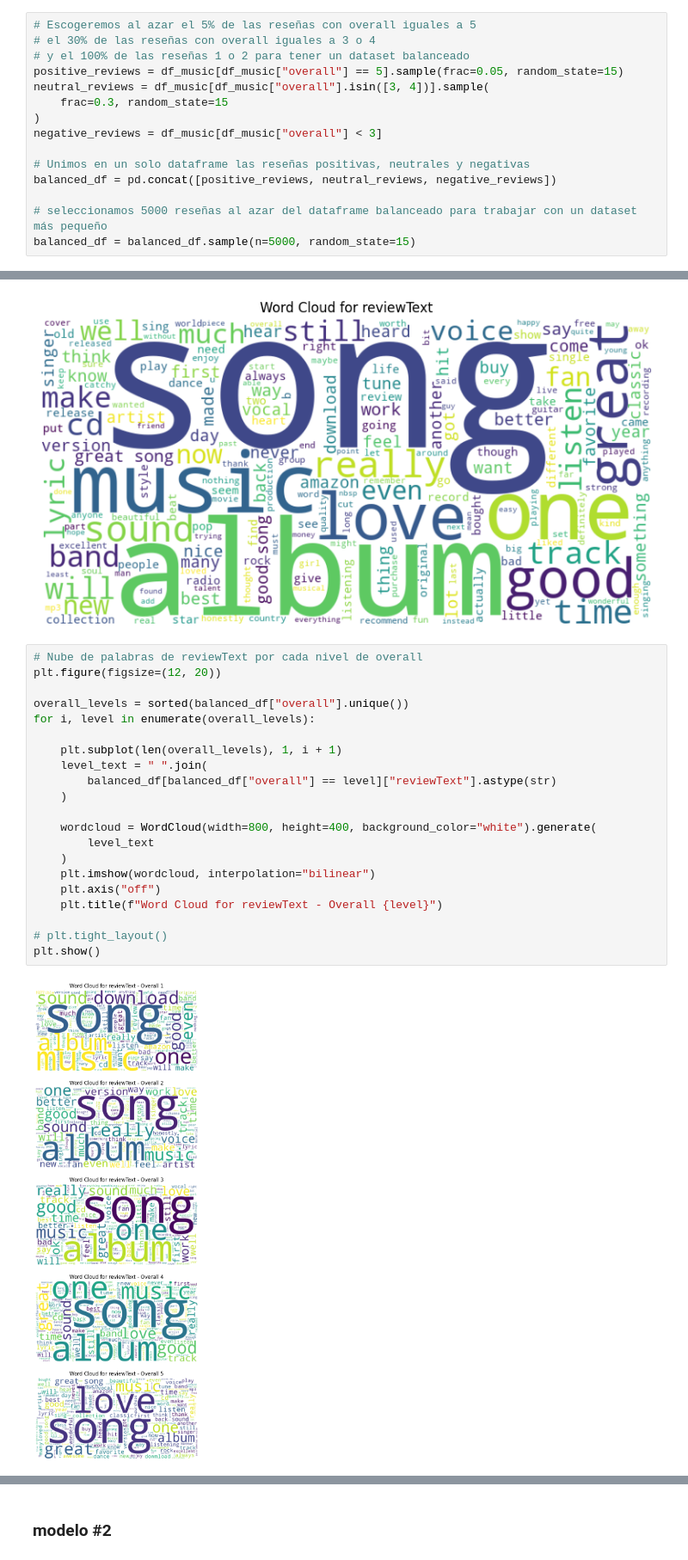
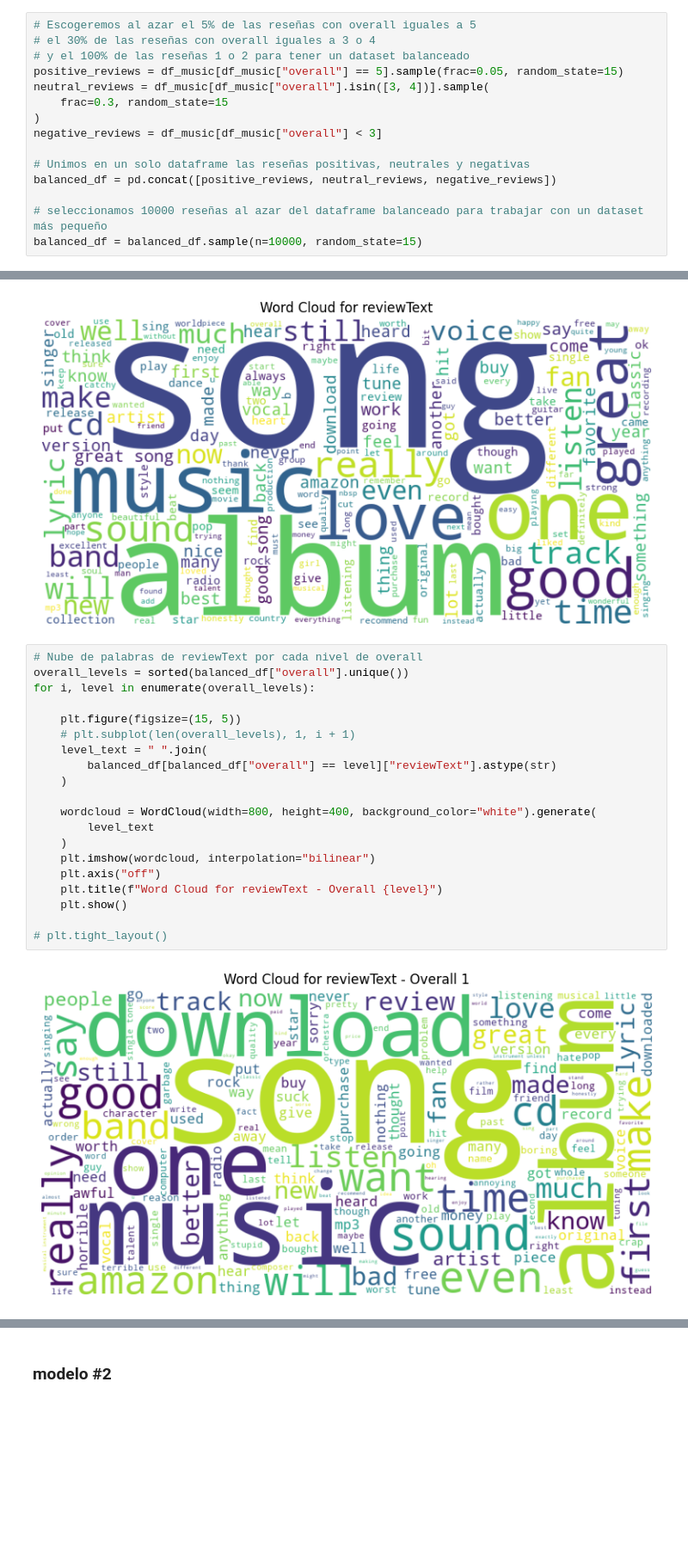
Before and after one commit to jhonattanreales21/nlp_icesi, a Jupyter notebook: unidad_1/Cano_Reales_Sentiment_analysis.ipynb, the cells around one changed output, grey strips where cells are left out. Shown at 86% size. Saved outputs shown, nothing was run; the diff lists cells and outputs as text; blank space fills up the shorter version.

```diff
--- a/unidad_1/Cano_Reales_Sentiment_analysis.ipynb
+++ b/unidad_1/Cano_Reales_Sentiment_analysis.ipynb
@@ -167,8 +168,8 @@ negative_reviews = df_music[df_music["overall"] < 3]
 # Unimos en un solo dataframe las reseñas positivas, neutrales y negativas
 balanced_df = pd.concat([positive_reviews, neutral_reviews, negative_reviews])
 
-# seleccionamos 5000 reseñas al azar del dataframe balanceado para trabajar con un dataset más pequeño
-balanced_df = balanced_df.sample(n=5000, random_state=15)
+# seleccionamos 10000 reseñas al azar del dataframe balanceado para trabajar con un dataset más pequeño
+balanced_df = balanced_df.sample(n=10000, random_state=15)
 # %%
 balanced_df["overall"].value_counts()
 # %% [output]
@@ -349,24 +344,23 @@ plt.show()
 [figure]
 # %%
 # Nube de palabras de reviewText por cada nivel de overall
-plt.figure(figsize=(12, 20))
-
 overall_levels = sorted(balanced_df["overall"].unique())
 for i, level in enumerate(overall_levels):
 
-    plt.subplot(len(overall_levels), 1, i + 1)
+    plt.figure(figsize=(15, 5))
+    # plt.subplot(len(overall_levels), 1, i + 1)
     level_text = " ".join(
         balanced_df[balanced_df["overall"] == level]["reviewText"].astype(str)
     )
 
     wordcloud = WordCloud(width=800, height=400, background_color="white").generate(
         level_text
     )
     plt.imshow(wordcloud, interpolation="bilinear")
     plt.axis("off")
     plt.title(f"Word Cloud for reviewText - Overall {level}")
+    plt.show()
 
 # plt.tight_layout()
-plt.show()
 # %% [output]
-[figure, old version]
+[figure, new version]
```
Also changed, not shown: parts of 27 cells of this notebook.
